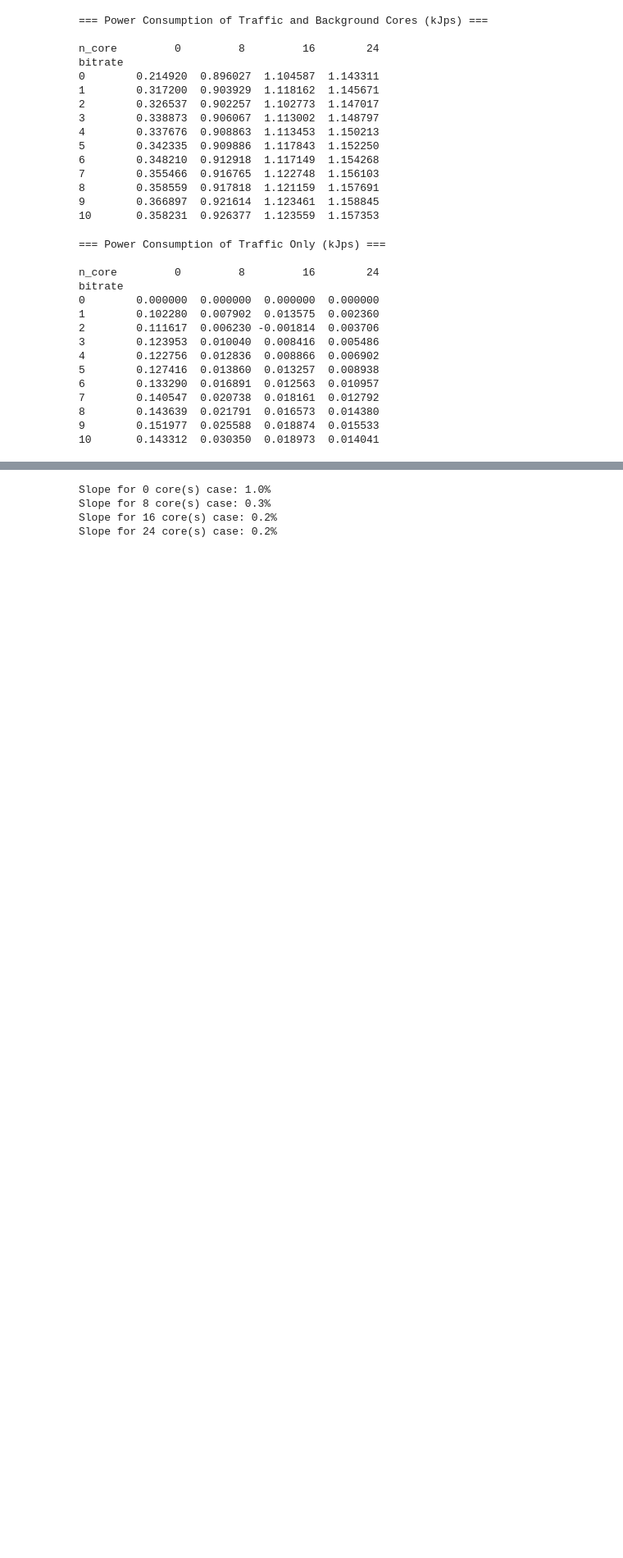
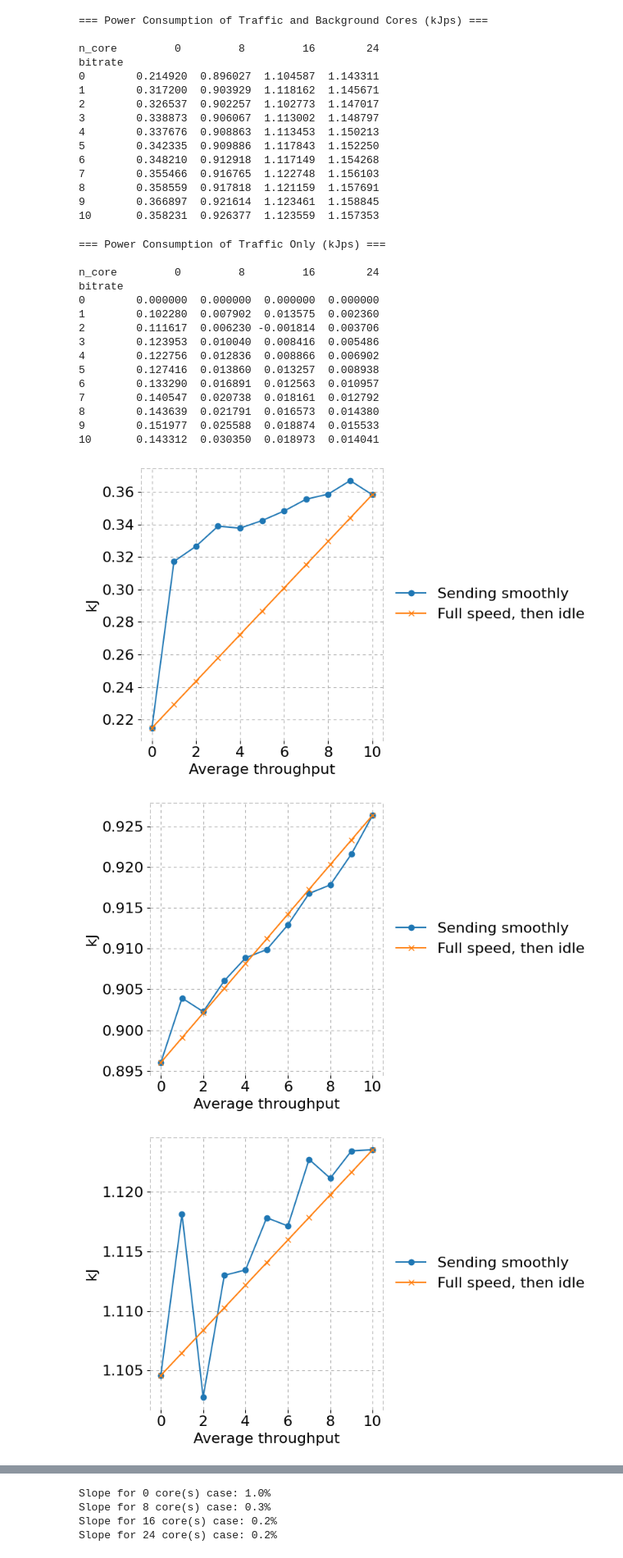
Before and after one commit to serhatarslan-hub/power-of-cc, a Jupyter notebook: analysis/iperf_analysis_for_energy_overhead.ipynb, the cells around one changed output, grey strips where cells are left out. Shown at 82% size. Saved outputs shown, nothing was run; the diff lists cells and outputs as text; code cells hidden in the pictures; blank space fills up the shorter version.

Commit message:
Add graph comparing burstiness vs smoothness

```diff
--- a/analysis/iperf_analysis_for_energy_overhead.ipynb
+++ b/analysis/iperf_analysis_for_energy_overhead.ipynb
@@ -205,3 +204,49 @@ bitrate
 8        0.143639  0.021791  0.016573  0.014380
 9        0.151977  0.025588  0.018874  0.015533
 10       0.143312  0.030350  0.018973  0.014041
+# %%
+for n_core,df in energy_per_time_df.sort_values(by='bitrate').groupby('n_core'):
+    idle_kJps = df[df.bitrate == 0].kJps.iloc[0]
+    max_kJps = df[df.bitrate == 10].kJps.iloc[0]
+    df['kJ_per_gb'] = df.kJps*1/df.bitrate + idle_kJps*(1 - 1/df.bitrate)
+    df['kJ_full_speed'] = max_kJps*df.bitrate/10. + idle_kJps*(1 - df.bitrate/10.)
+    plt.figure()
+    plt.plot(df.bitrate, df.kJps, marker='o', label='Sending smoothly')
+    plt.plot(df.bitrate, df.kJ_full_speed, marker='x', label='Full speed, then idle')
+    plt.ylabel("kJ", fontsize=FONT_SIZE)
+    plt.xlabel("Average throughput", fontsize=FONT_SIZE)
+    plt.legend(loc='best')
+    plt.xticks(fontsize=FONT_SIZE)
+    plt.yticks(fontsize=FONT_SIZE)
+    # plt.ylim((0,40))
+    plt.xticks(rotation = 0)
+    plt.grid(linestyle=LINE_STYLE)
+    leg = plt.gca().legend(loc='center left', frameon=False, fontsize=FONT_SIZE,
+                           bbox_to_anchor=(1., 0.5))
+    # plt.setp(leg.get_title(),fontsize=FONT_SIZE)
+    plt.gca().spines["right"].set_linestyle(LINE_STYLE)
+    plt.gca().spines["right"].set_alpha(0.5)
+    plt.gca().spines["right"].set_color('gray')
+    plt.gca().spines["left"].set_linestyle(LINE_STYLE)
+    plt.gca().spines["left"].set_alpha(0.5)
+    plt.gca().spines["left"].set_color('gray')
+    # plt.gca().spines["top"].set_visible(False)
+    plt.gca().spines["top"].set_linestyle(LINE_STYLE)
+    plt.gca().spines["top"].set_alpha(0.5)
+    plt.gca().spines["top"].set_color('gray')
+    plt.gca().spines["bottom"].set_visible(False)
+    # plt.gca().spines["bottom"].set_linestyle(LINE_STYLE)
+    # plt.gca().spines["bottom"].set_alpha(0.5)
+    # plt.gca().spines["bottom"].set_color('gray')
+
+    plt.tight_layout()
+    # plt.subplots_adjust(right=0.3, top=0.1, bottom=0.05)
+
+    if (SAVE_FIG):
+        plt.savefig( out_dir + '/smooth_vs_bursty.pdf')
+
+    plt.show()
+# %% [output]
+[figure, added]
+[figure, added]
+[figure, added]
```
Also changed, not shown: parts of 3 cells of this notebook.
